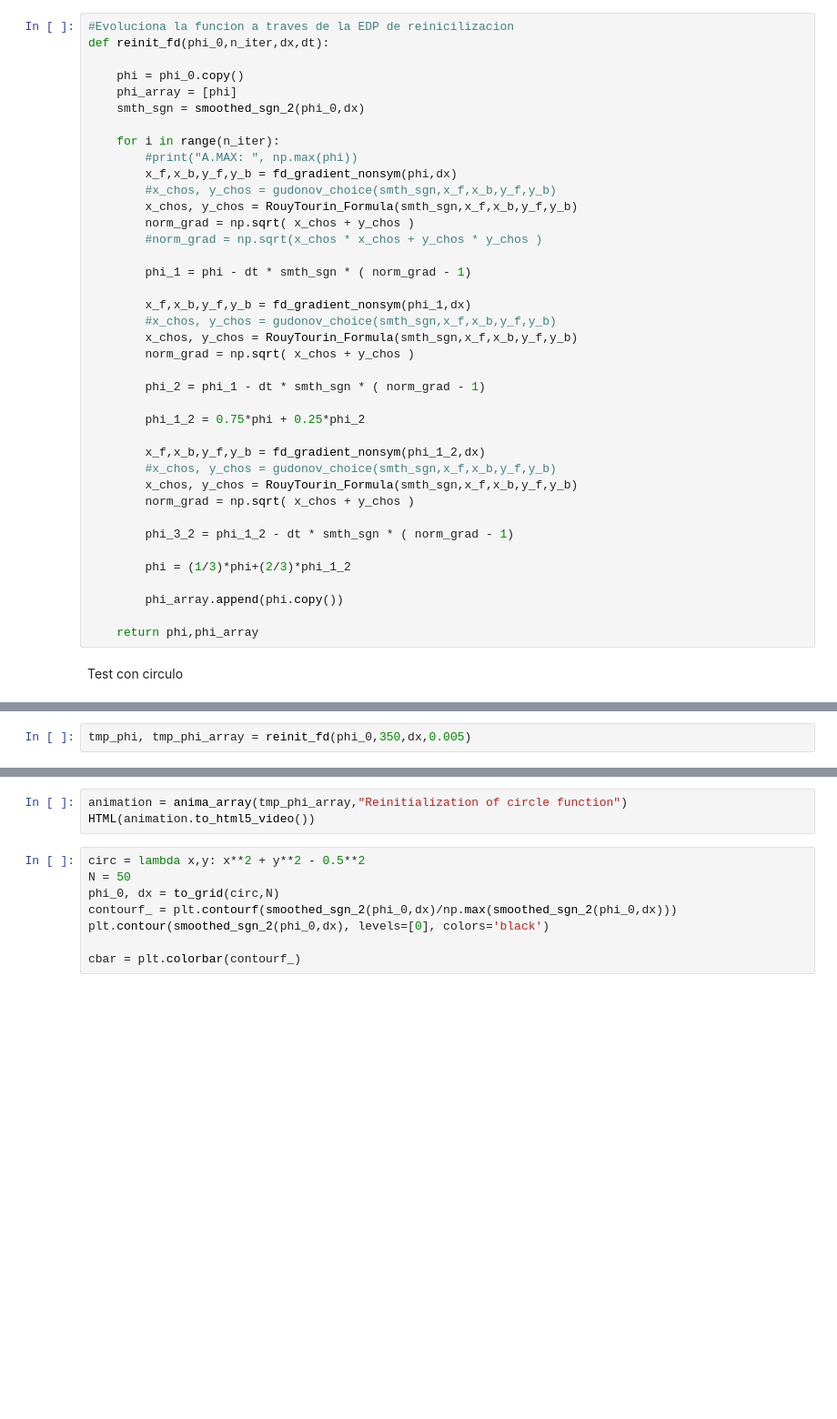
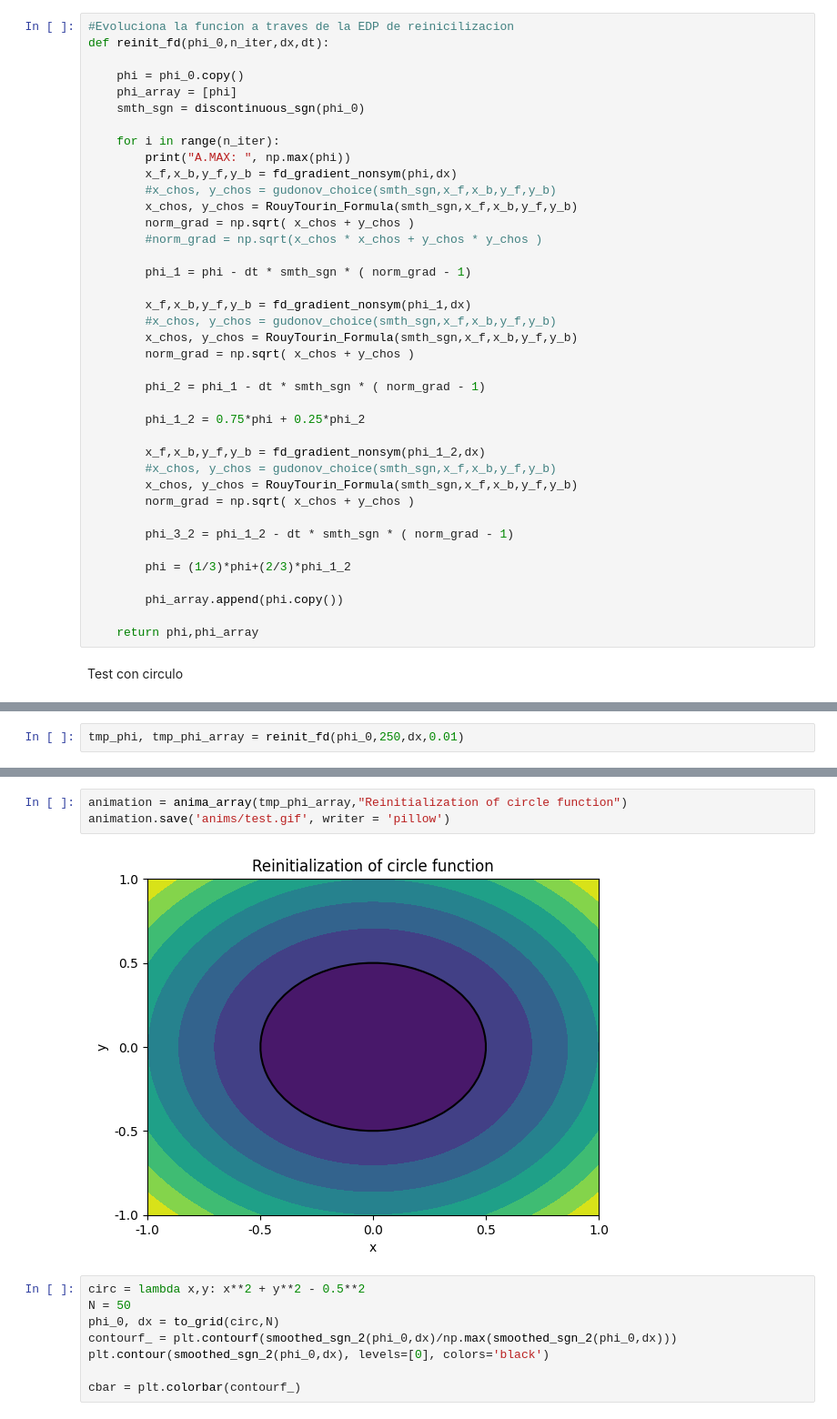
Before and after one commit to snadosas/mcf-img-reco, a Jupyter notebook: MCF_IR.ipynb, the cells around one changed output, grey strips where cells are left out. Shown at 91% size. Drawn from its saved outputs; the diff is of its cells as text; blank space fills up the shorter version.

Commit message:
Modified reinitialization.py to include a discontinuous sign function.

```diff
--- a/MCF_IR.ipynb
+++ b/MCF_IR.ipynb
@@ -306,10 +306,10 @@ def reinit_fd(phi_0,n_iter,dx,dt):
 
     phi = phi_0.copy()
     phi_array = [phi]
-    smth_sgn = smoothed_sgn_2(phi_0,dx)
+    smth_sgn = discontinuous_sgn(phi_0)
 
     for i in range(n_iter):
-        #print("A.MAX: ", np.max(phi))
+        print("A.MAX: ", np.max(phi))
         x_f,x_b,y_f,y_b = fd_gradient_nonsym(phi,dx)
         #x_chos, y_chos = gudonov_choice(smth_sgn,x_f,x_b,y_f,y_b)
         x_chos, y_chos = RouyTourin_Formula(smth_sgn,x_f,x_b,y_f,y_b)
@@ -352,2 +367,2 @@ plt.show()
 # %%
-tmp_phi, tmp_phi_array = reinit_fd(phi_0,350,dx,0.005)
+tmp_phi, tmp_phi_array = reinit_fd(phi_0,250,dx,0.01)
@@ -354,6 +387,8 @@ tmp_phi, tmp_phi_array = reinit_fd(phi_0,350,dx,0.005)
 # %%
 animation = anima_array(tmp_phi_array,"Reinitialization of circle function")
-HTML(animation.to_html5_video())
+animation.save('anims/test.gif', writer = 'pillow')
+# %% [output]
+[figure, added]
 # %%
 circ = lambda x,y: x**2 + y**2 - 0.5**2
 N = 50
```
Also changed, not shown: parts of 4 cells of this notebook, 1 other file.
